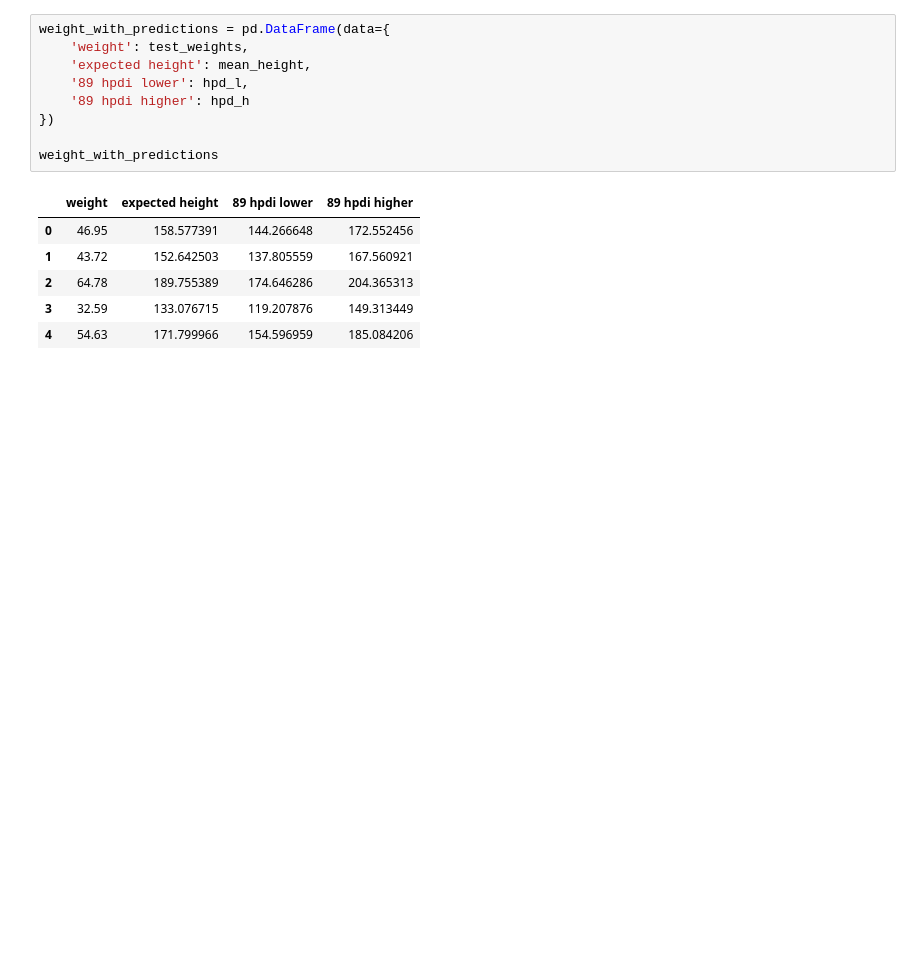
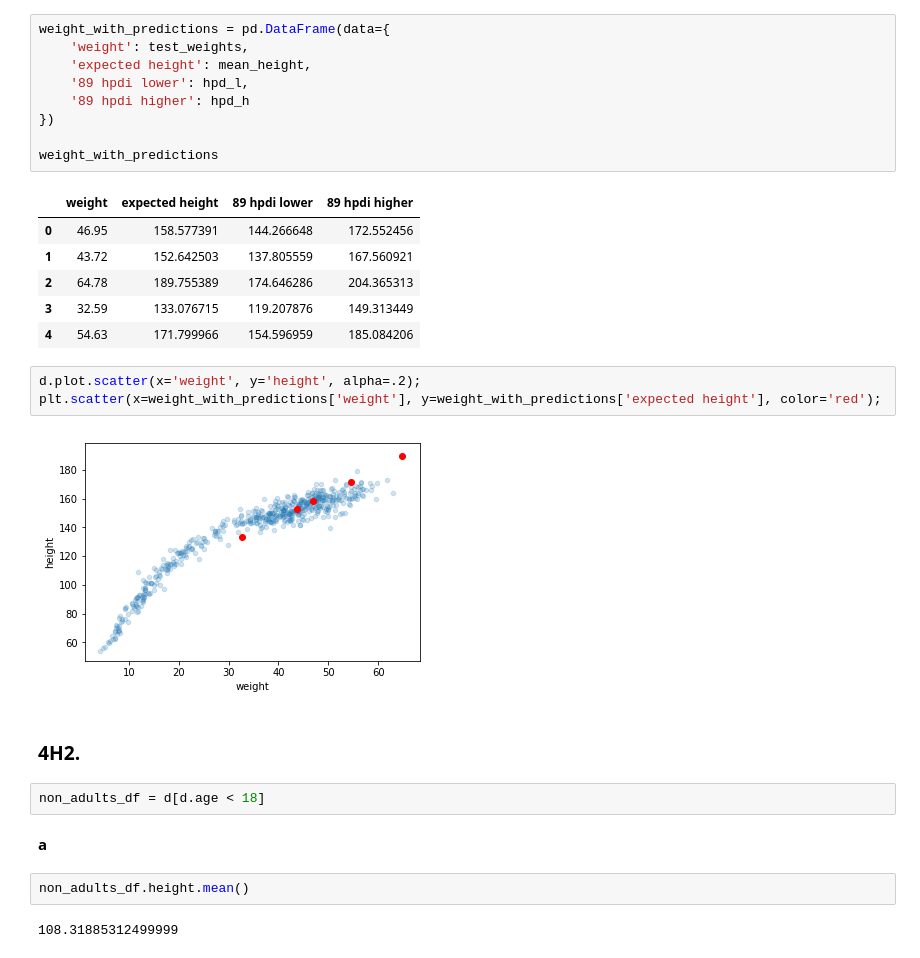
Before and after one commit to nwweber/statistical_rethinking, a Jupyter notebook: chapter_04_linear_models.ipynb, the cells around one changed output. Drawn from its saved outputs; the diff is of its cells as text; blank space fills up the shorter version.

```diff
--- a/chapter_04_linear_models.ipynb
+++ b/chapter_04_linear_models.ipynb
@@ -1155,3 +1155,18 @@ weight_with_predictions
 | 2 | 64.78 | 189.755389 | 174.646286 | 204.365313 |
 | 3 | 32.59 | 133.076715 | 119.207876 | 149.313449 |
 | 4 | 54.63 | 171.799966 | 154.596959 | 185.084206 |
+# %%
+d.plot.scatter(x='weight', y='height', alpha=.2);
+plt.scatter(x=weight_with_predictions['weight'], y=weight_with_predictions['expected height'], color='red');
+# %% [output]
+[figure, added]
+# %% [markdown]
+### 4H2.
+# %%
+non_adults_df = d[d.age < 18]
+# %% [markdown]
+**a**
+# %%
+non_adults_df.height.mean()
+# %% [output]
+108.31885312499999
```
Also changed, not shown: parts of 3 cells of this notebook.
